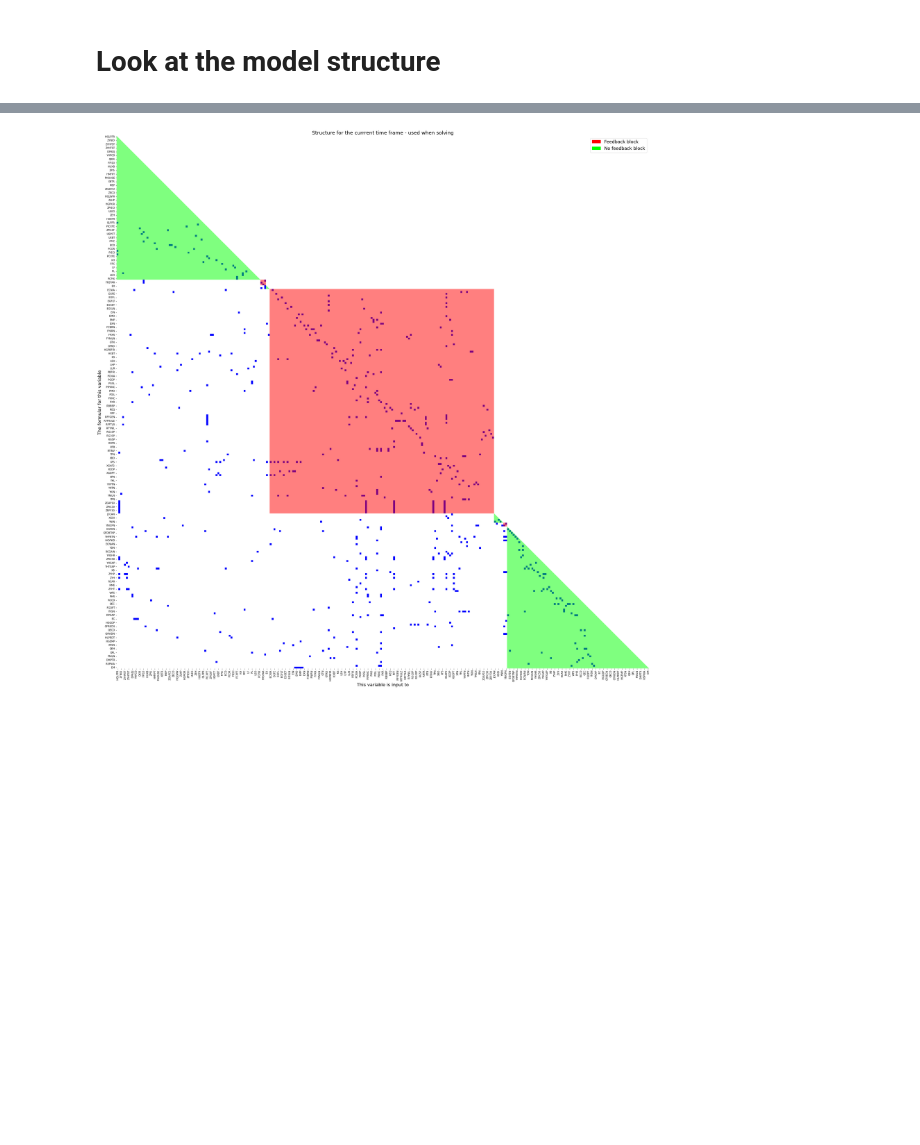
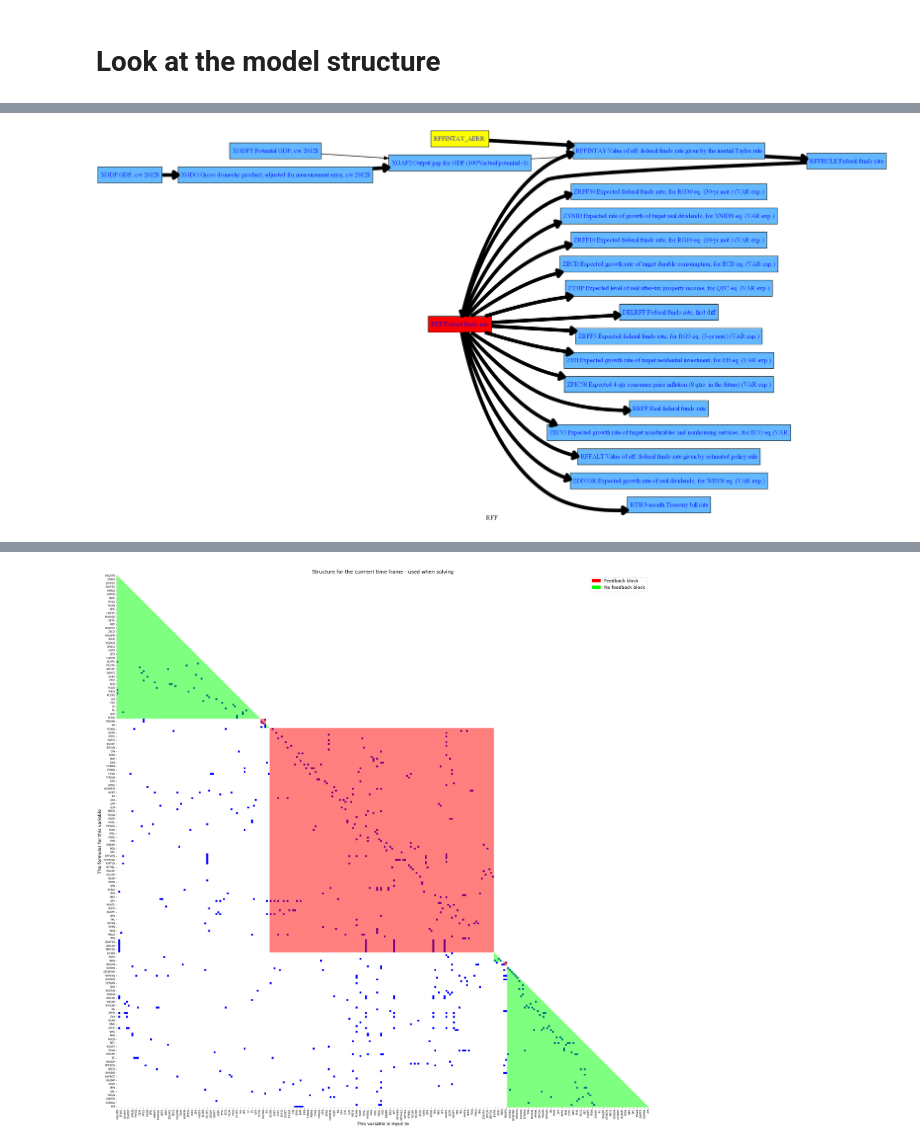
Before and after one commit to IbHansen/FrbUS, a Jupyter notebook: FRBUS - example - VAR.ipynb, the cells around one changed output, grey strips where cells are left out. Saved outputs shown, nothing was run; the diff lists cells and outputs as text; code cells hidden in the pictures; blank space fills up the shorter version.

```diff
--- a/FRBUS - example - VAR.ipynb
+++ b/FRBUS - example - VAR.ipynb
@@ -80,5 +80,5 @@ Mouse-over will display the variable description
 # %%
 with mfrbus.set_smpl('2024q1','2025q3'):
     mfrbus.draw('rff',up=5,down=1,pdf=0,
-                    lag=0,filter = 10,endo=0,HR=0,att=True,size=(10,10),all=0,svg=0)
+                    lag=0,filter = 10,endo=0,HR=0,att=True,size=(10,10),all=0,png=1)
 # %% [output]
@@ -86,3 +85,4 @@ with mfrbus.set_smpl('2024q1','2025q3'):
+[figure, added]
 # %%
 mfrbus.smpl('2024q1','2028q3')
 mfrbus.modeldash('RFF',jupyter=True,filter = 0,lag=True)
```
Also changed, not shown: parts of 1 cell of this notebook.
